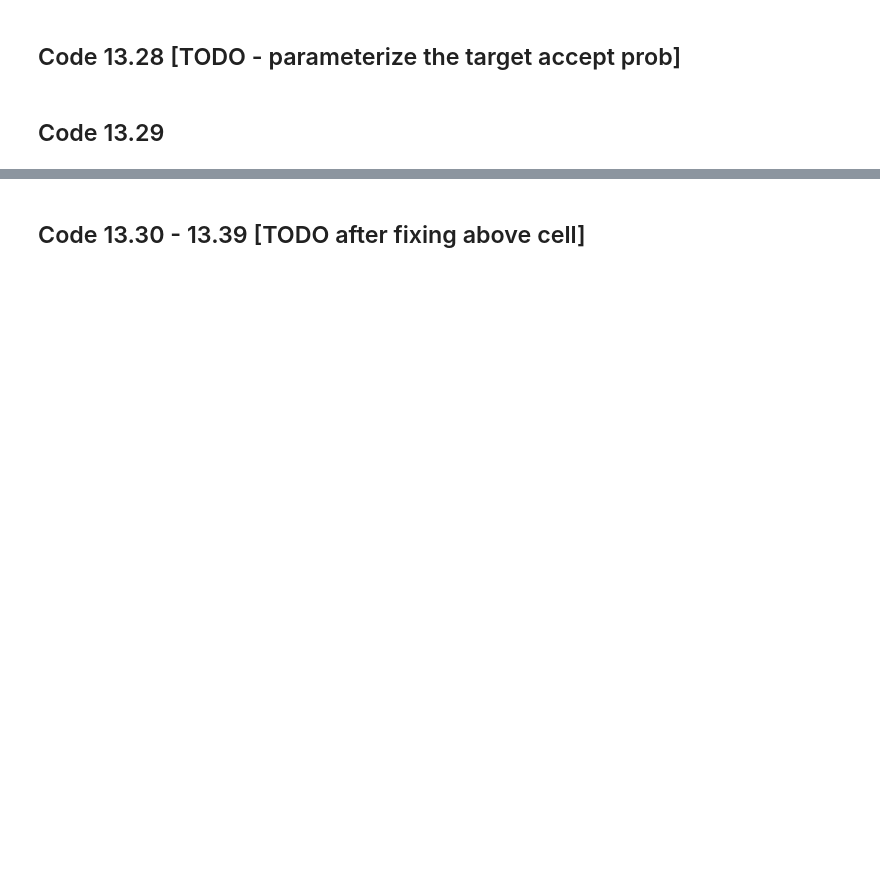
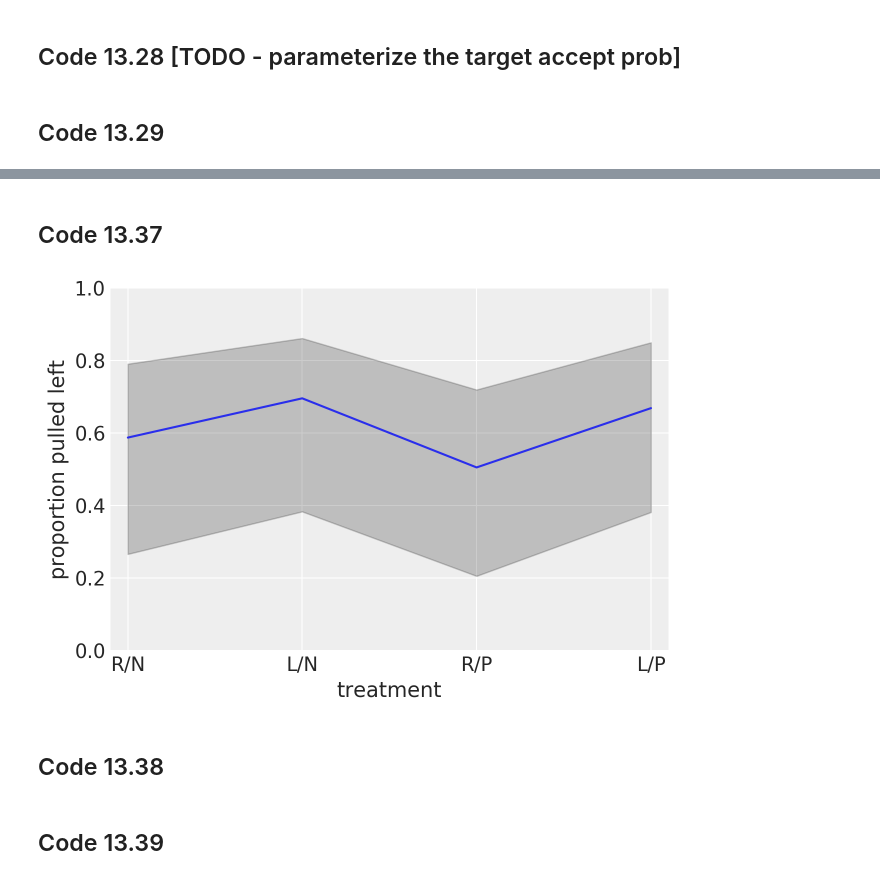
Before and after one commit to ksachdeva/rethinking-tensorflow-probability, a Jupyter notebook: notebooks/13_models_with_memory.ipynb, the cells around one changed output, grey strips where cells are left out. Drawn from its saved outputs; the diff is of its cells as text; code cells hidden in the pictures; blank space fills up the shorter version.

```diff
--- a/notebooks/13_models_with_memory.ipynb
+++ b/notebooks/13_models_with_memory.ipynb
@@ -1038,0 +1155,2 @@ bijectors = [
+# %%
+post = trace_13_4.posterior
@@ -1038,0 +1170,20 @@ bijectors = [
+# %%
+def p_link_abar(treatment):
+    logodds = post["a_bar"].values[0] + post["beta"].values[0][:, treatment]
+    return tf.sigmoid(logodds)
+# %% [markdown]
+## Code 13.37
+# %%
+p_raw = list(map(p_link_abar, np.arange(4)))
+p_mu = np.mean(p_raw, 1)
+p_ci = np.percentile(p_raw, (5.5, 94.5), 1)
+
+plt.subplot(xlabel="treatment", ylabel="proportion pulled left",
+            ylim=(0, 1), xlim=(0.9, 4.1))
+plt.gca().set(xticks=range(1, 5), xticklabels=["R/N", "L/N", "R/P", "L/P"])
+plt.plot(range(1, 5), p_mu)
+plt.fill_between(range(1, 5), p_ci[0], p_ci[1], color="k", alpha=0.2);
+# %% [output]
+[figure, added]
+# %% [markdown]
+## Code 13.38
@@ -1039,2 +1198,2 @@ bijectors = [
 # %% [markdown]
-## Code 13.30 - 13.39  [TODO after fixing above cell]
+## Code 13.39
```
Also changed, not shown: parts of 39 cells of this notebook, 2 other files.
